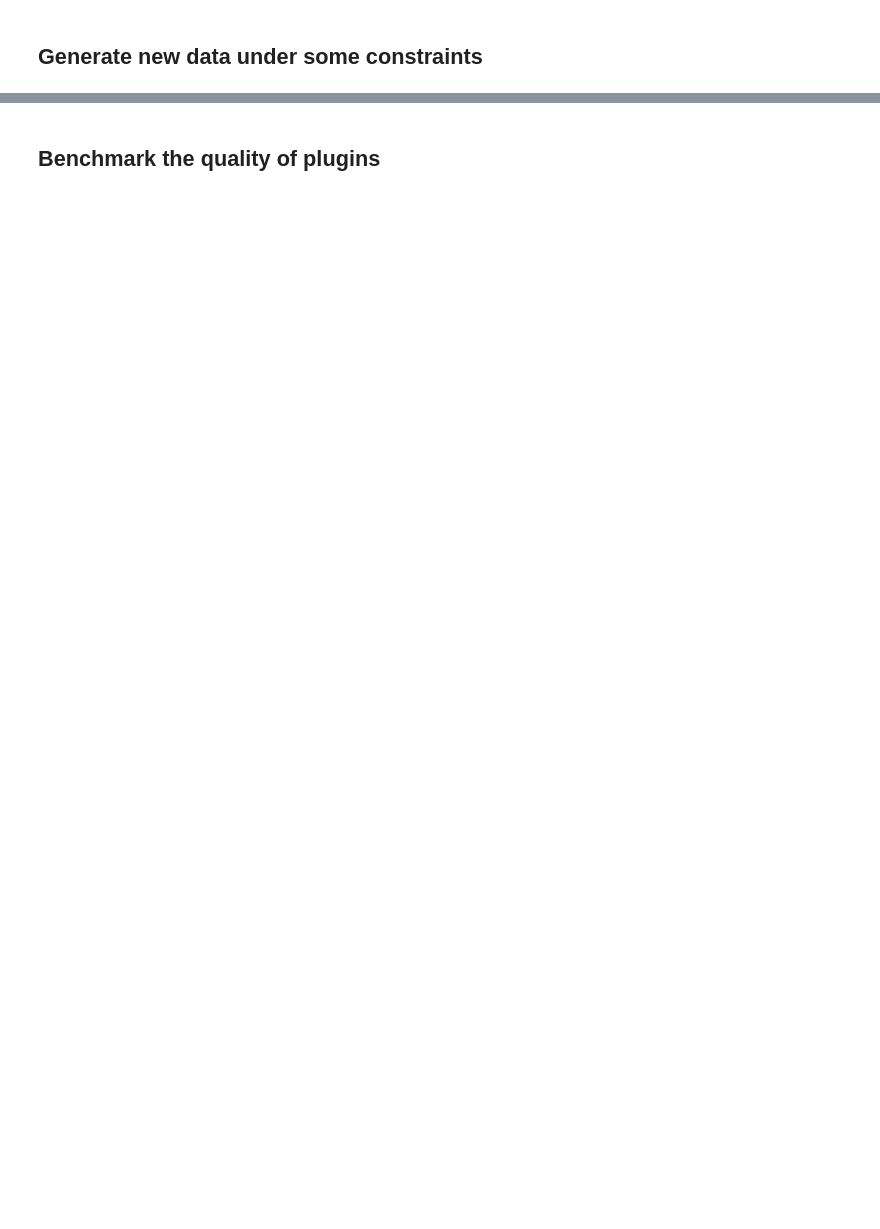
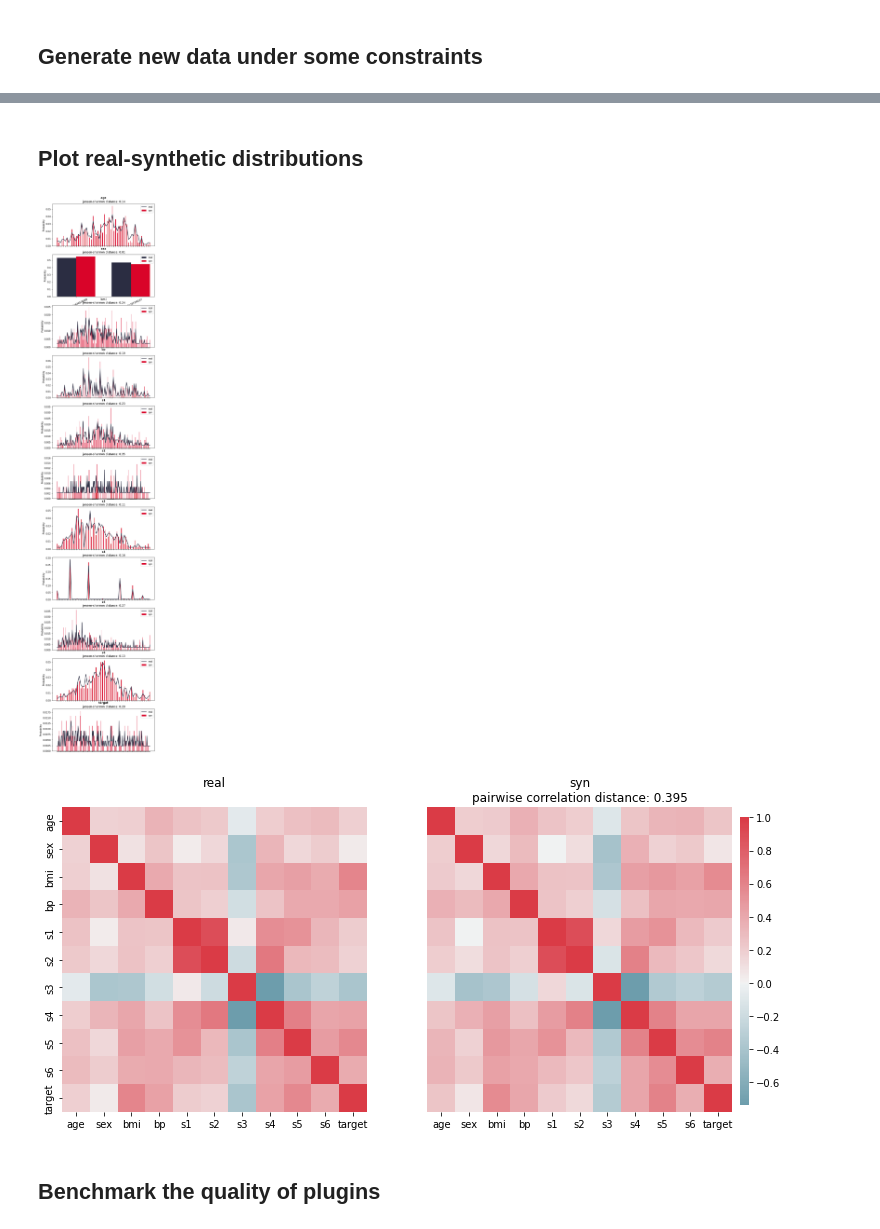
Before and after one commit to vanderschaarlab/synthcity, a Jupyter notebook: tutorials/tutorial0_basic_examples.ipynb, the cells around one changed output, grey strips where cells are left out. Cells and saved outputs as stored; diff of their text form; code cells hidden in the pictures; blank space fills up the shorter version.

```diff
--- a/tutorials/tutorial0_basic_examples.ipynb
+++ b/tutorials/tutorial0_basic_examples.ipynb
@@ -115,3 +115,14 @@ generated
+# %% [markdown]
+## Plot real-synthetic distributions
+# %%
+import matplotlib.pyplot as plt
+
+syn_model.plot(plt, X)
+
+plt.show()
+# %% [output]
+[figure, added]
+[figure, added]
 # %% [markdown]
 ## Benchmark the quality of plugins
 # %%
```
Also changed, not shown: parts of 6 cells of this notebook, 22 other files.
